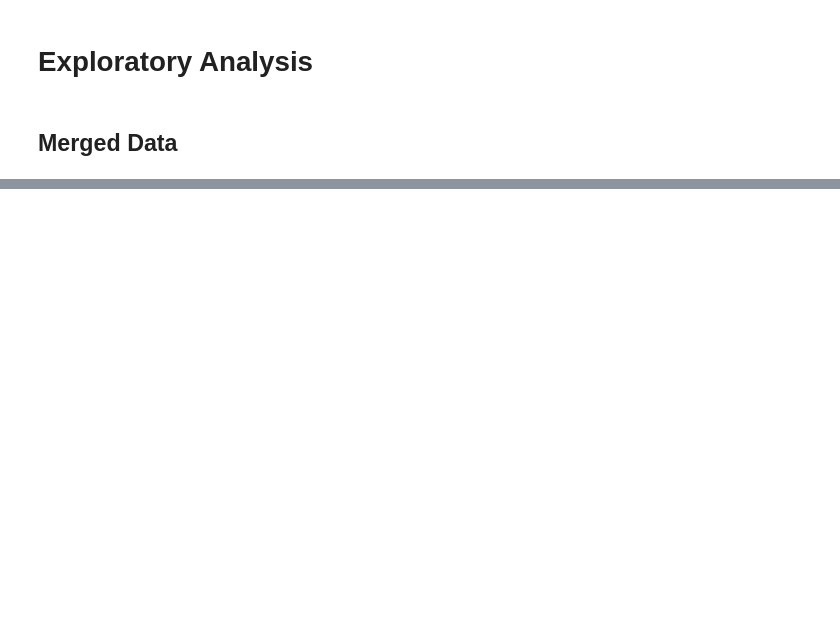
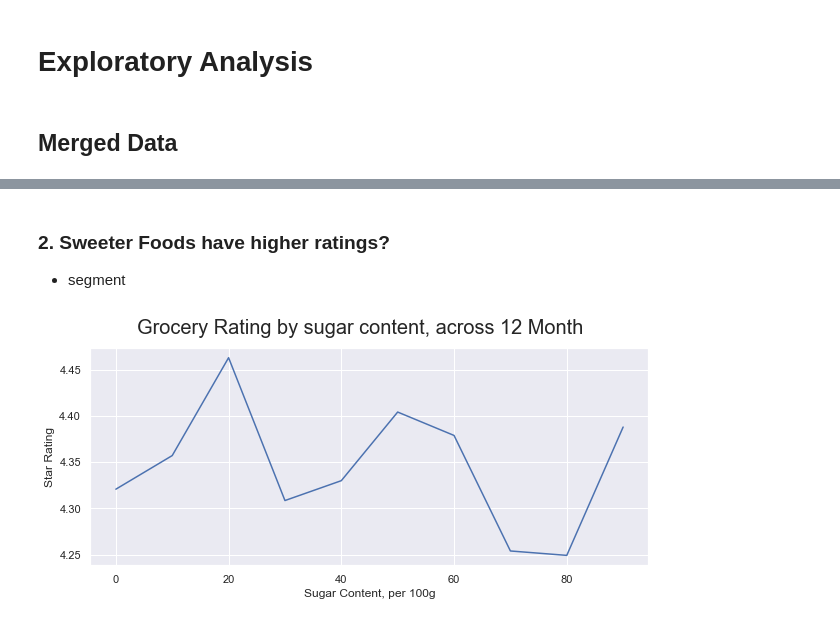
Before and after one commit to davilayang/food-reviews, a Jupyter notebook: 2_exploratory.ipynb, the cells around one changed output, grey strips where cells are left out. Drawn from its saved outputs; the diff is of its cells as text; code cells hidden in the pictures; blank space fills up the shorter version.

```diff
--- a/2_exploratory.ipynb
+++ b/2_exploratory.ipynb
@@ -543,0 +101,16 @@ plt.show()
+# %% [markdown]
+### 2. Sweeter Foods have higher ratings?
++ segment
+# %%
+plt.figure(figsize=(10, 4))
+# cut the sugars content into multiple bins
+tmp = sub[['review_date', 'star_rating']+main]\
+        .groupby(pd.cut(sub.sugars_100g,np.arange(0, 101, 10)))[['star_rating']].mean()
+sns.lineplot(x=np.arange(0, 100, 10), y='star_rating', data=tmp)
+plt.xlabel('Sugar Content, per 100g')
+plt.ylabel('Star Rating')
+plt.suptitle('Grocery Rating by sugar content, across 12 Month', fontsize=20)
+# plt.savefig('./figures/sugar.png', bbox_inches='tight', dpi=300)
+plt.show()
+# %% [output]
+[figure, added]
```
Also changed, not shown: parts of 97 cells of this notebook, 5 other files.
